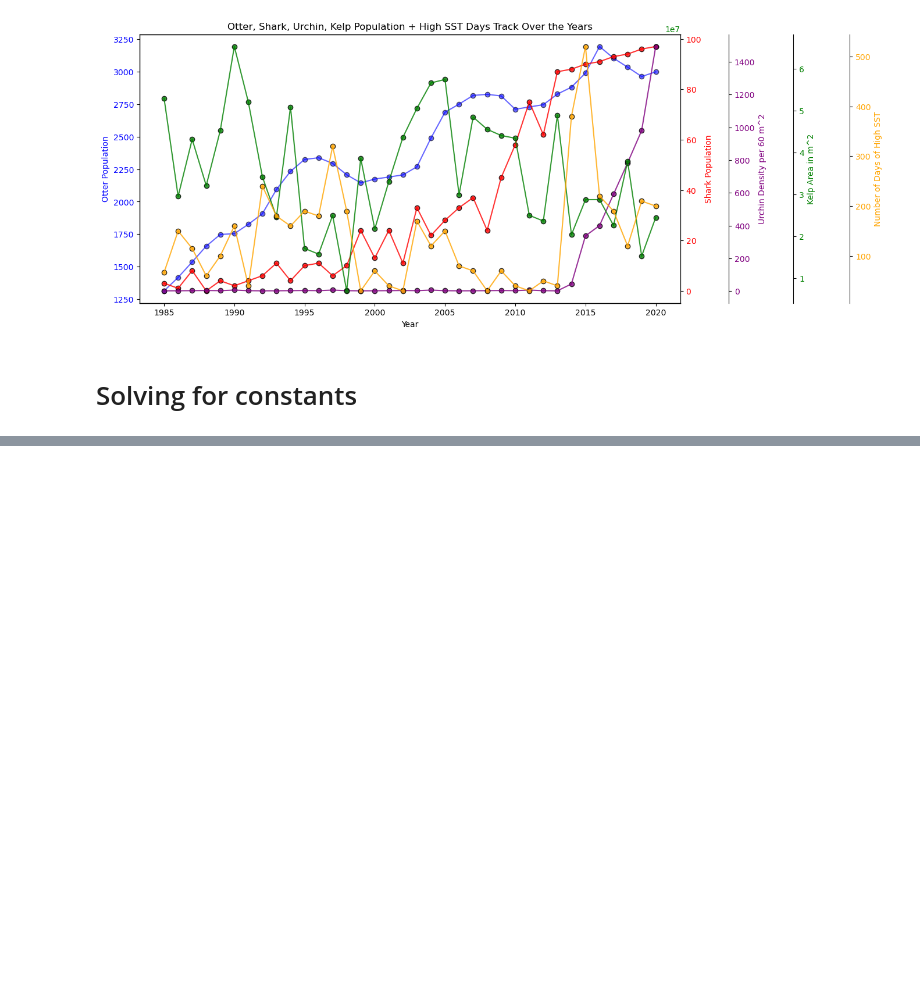
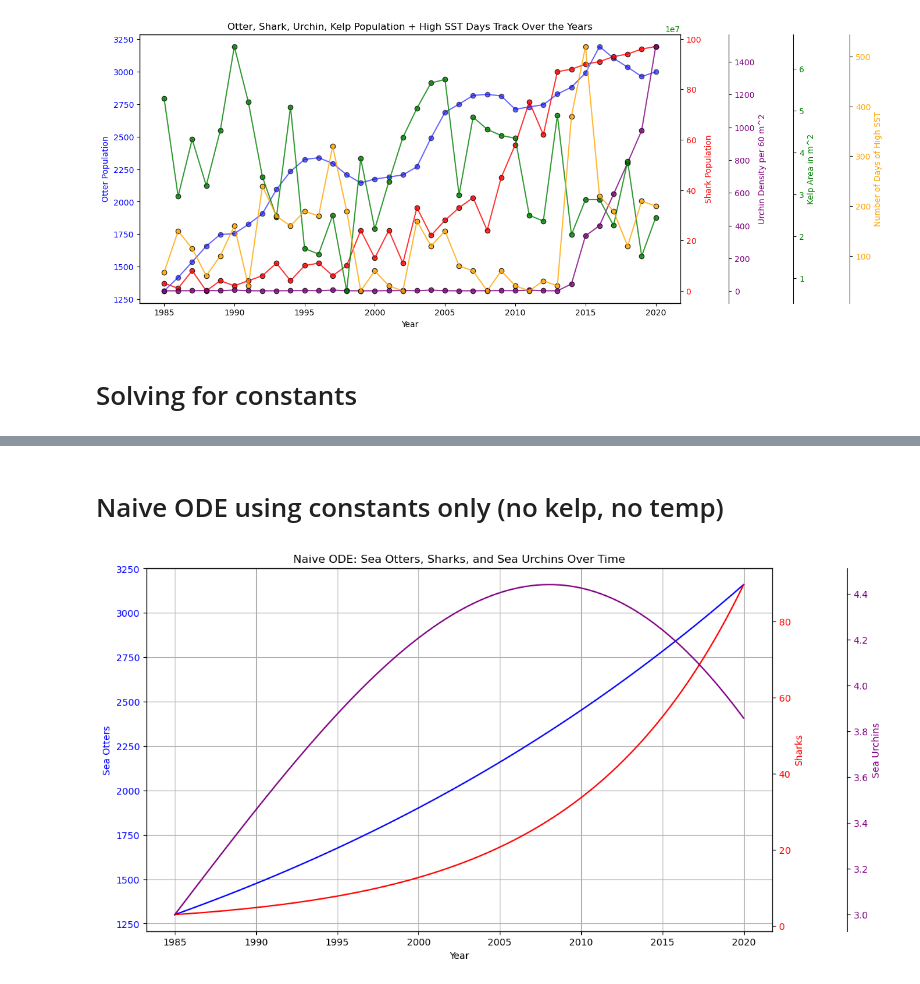
Before and after one commit to doralayanto/UW_AMATH383_SoCal_Marine_Dynamics, a Jupyter notebook: display_processed_data.ipynb, the cells around one changed output, grey strips where cells are left out. Saved outputs shown, nothing was run; the diff lists cells and outputs as text; code cells hidden in the pictures; blank space fills up the shorter version.

```diff
--- a/display_processed_data.ipynb
+++ b/display_processed_data.ipynb
@@ -191,0 +64,70 @@ print(sst_df)
+# %% [markdown]
+# Naive ODE using constants only (no kelp, no temp)
+# %%
+import numpy as np
+import matplotlib.pyplot as plt
+from scipy.integrate import odeint
+
+# Define constant parameters
+a = 0.07
+b = 0.00003
+
+d = 0.025
+e = 0.0001
+f = 0.000001
+
+g = 0.095
+h = 0.000001
+
+# Define the system of ODEs based on your equations
+def system(y, t, a, b, d, e, f, g, h):
+    U, R, S = y
+    dU_dt = a * U - b * U * R
+    dR_dt = d * R + e * U * R - f * S * R
+    dS_dt = g * S + h * S * R
+    return [dU_dt, dR_dt, dS_dt]
+
+# Initial conditions: [U, R, S]
+y0 = [3, 1300, 3]
+
+# Time span
+t = np.linspace(1985, 2020, 100)
+
+# Solve the system:
+solution = odeint(system, y0, t, args=(a, b, d, e, f, g, h))
+
+# Extract the solution for each species
+U = solution[:, 0]  # Sea urchins
+R = solution[:, 1]  # Sea otters
+S = solution[:, 2]  # Sharks
+
+# Create figure and first axis
+fig, ax1 = plt.subplots(figsize=(12, 7))
+
+# First y-axis (Sea otters)
+ax1.plot(t, R, color="blue", label="Sea Otters")
+ax1.set_ylabel("Sea Otters", color="blue")
+ax1.tick_params(axis="y", labelcolor="blue")
+
+# Second y-axis (Sharks)
+ax2 = ax1.twinx()
+ax2.plot(t, S, color="red", label="Sharks")
+ax2.set_ylabel("Sharks", color="red")
+ax2.tick_params(axis="y", labelcolor="red")
+
+# Third y-axis (Sea urchins)
+ax3 = ax1.twinx()
+ax3.spines["right"].set_position(("outward", 80))  # Offset third axis to avoid overlap
+ax3.plot(t, U, color="purple", label="Sea Urchins")
+ax3.set_ylabel("Sea Urchins", color="purple")
+ax3.tick_params(axis="y", labelcolor="purple")
+
+# Title and grid
+plt.title("Naive ODE: Sea Otters, Sharks, and Sea Urchins Over Time")
+ax1.grid(True)
+ax1.set_xlabel("Year")
+
+# Show the plot
+plt.show()
+# %% [output]
+[figure, added]
```
Also changed, not shown: parts of 9 cells of this notebook.
